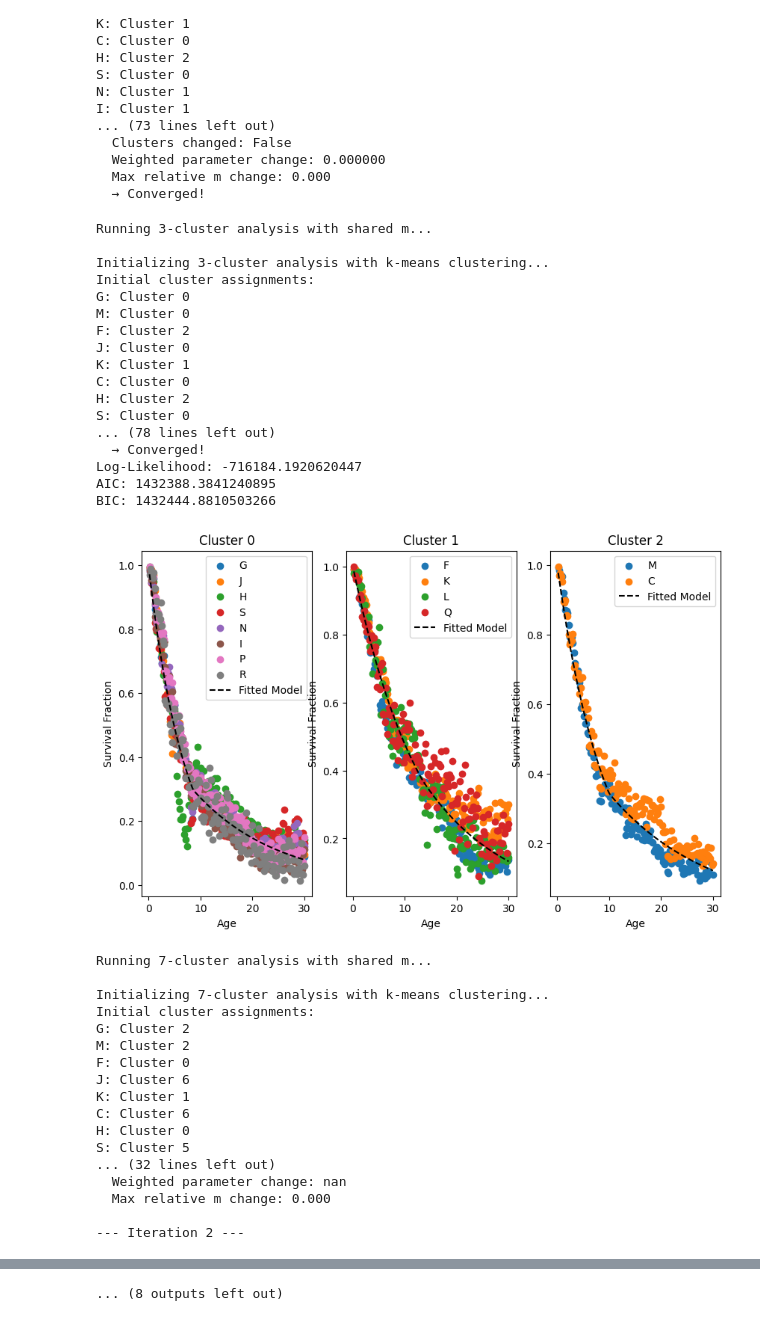
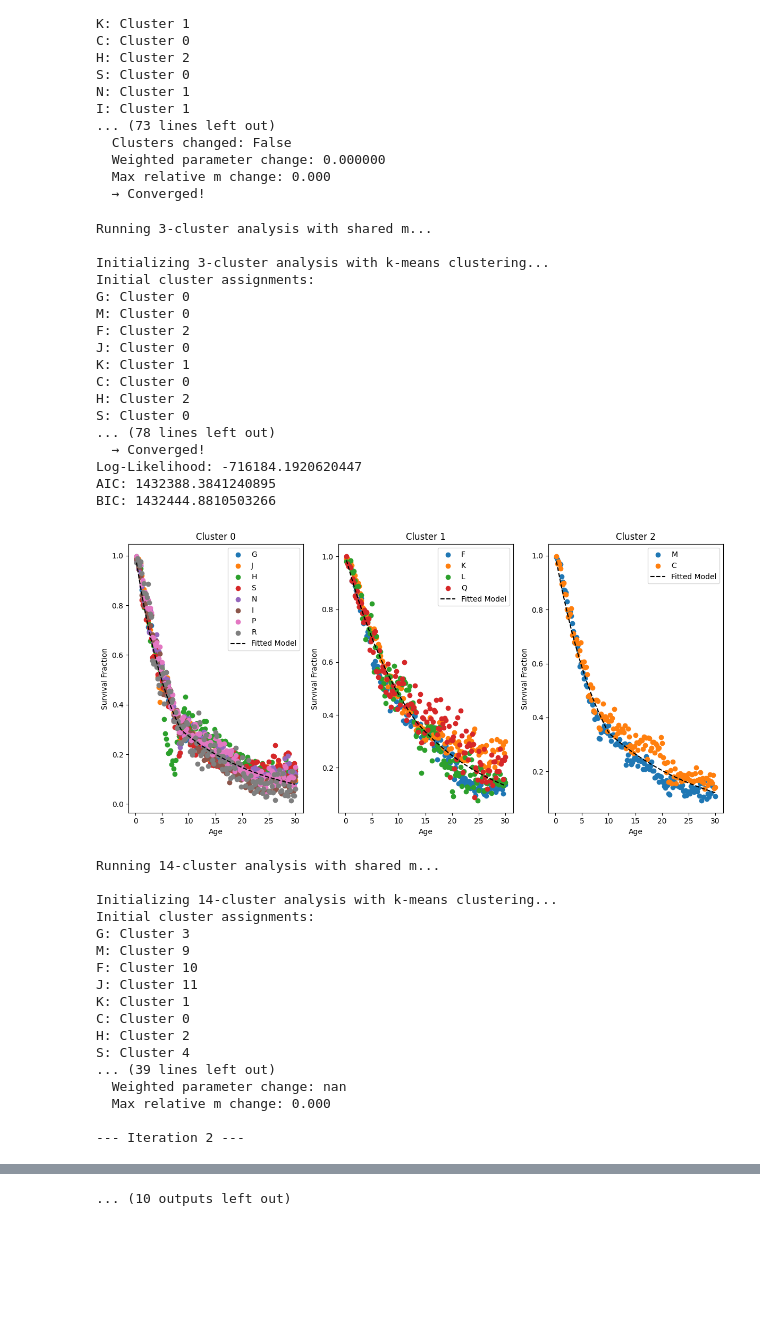
Before and after one commit to maxcyn/a-star, a Jupyter notebook: clustering_sectors.ipynb, the cells around one changed output, grey strips where cells are left out. Drawn from its saved outputs; the diff is of its cells as text; code cells hidden in the pictures; blank space fills up the shorter version.

```diff
--- a/clustering_sectors.ipynb
+++ b/clustering_sectors.ipynb
@@ -1497,8 +1419,7 @@ def reestimate_all_clusters_jointly(cluster_assignments, sector_list, df_params,
         initial_guess,
         args=(cluster_sector_map, sector_data, ages_data),
         bounds=bounds,
-        constraints=constraints,
-        options={'maxiter': 1000}
+        constraints=constraints
     )
     params = result.x
     clusters_params = {}
@@ -1513,7 +1434,9 @@ def reestimate_all_clusters_jointly(cluster_assignments, sector_list, df_params,
     return clusters_params, shared_m, result
 
 # Constant m clustering function
-def iterative_likelihood_clustering_shared_m(survival_data, df_params, df_analysis, ages_data, n_clusters=2, max_iterations=20, tolerance=1, m_tolerance=0.5):
+def iterative_likelihood_clustering_shared_m(
+    survival_data, df_params, df_analysis, ages_data,
+    n_clusters=2, max_iterations=20, tolerance=1, m_tolerance=0.5):
     """
     Iterative clustering using direct likelihood comparison - generalized for k clusters
     Jointly re-estimates all cluster parameters and shared m at each iteration.
@@ -1576,13 +1499,20 @@ def iterative_likelihood_clustering_shared_m(survival_data, df_params, df_analys
             print(f"  {sector}: {ll_str} → Cluster {lls['assigned']}")
 
         # Step 3: Jointly re-estimate all cluster parameters and shared m
-        new_clusters_params, new_shared_m, _ = reestimate_all_clusters_jointly(
-            new_clusters, sector_names, df_params, df_analysis, ages_data, n_clusters
-        )
+        try:
+            new_clusters_params, new_shared_m, _ = reestimate_all_clusters_jointly(
+                new_clusters, sector_names, df_params, df_analysis, ages_data, n_clusters
+            )
+        except Exception as e:
+            print(f"  Warning: Joint optimization failed: {e}")
+            # Fallback: Use previous parameters
+            new_clusters_params = clusters_params.copy()
+            new_shared_m = shared_m
 
         print("Updated cluster parameters:")
-        for cluster_id, params in new_clusters_params.items():
+        for cluster_id in range(n_clusters):
             n_sectors_in_cluster = np.sum(new_clusters == cluster_id)
+            params = new_clusters_params.get(cluster_id, clusters_params.get(cluster_id))
             print(f"  Cluster {cluster_id} ({n_sectors_in_cluster} sectors): {params}")
 
         # Check convergence with weighted parameter changes
@@ -1591,8 +1521,10 @@ def iterative_likelihood_clustering_shared_m(survival_data, df_params, df_analys
         param_change = 0
         param_weights = [1.0, 1.0, 1.0, 0.02]  # Less weight on m parameter (index 3)
         for cluster_id in range(n_clusters):
-            old_params = clusters_params[cluster_id]
-            new_params = new_clusters_params[cluster_id]
+            old_params = clusters_params.get(cluster_id)
+            new_params = new_clusters_params.get(cluster_id, old_params)
+            if old_params is None or new_params is None:
+                continue
             weighted_diff = np.sum([
                 (new_params['mu_ub'] - old_params['mu_ub'])**2 * param_weights[0],
                 (new_params['mu_lb'] - old_params['mu_lb'])**2 * param_weights[1],
@@ -1621,7 +1553,7 @@ def iterative_likelihood_clustering_shared_m(survival_data, df_params, df_analys
         total_ll = 0
         for i, sector in enumerate(sector_names):
             assigned_cluster = new_clusters[i]
-            params = new_clusters_params[assigned_cluster]
+            params = new_clusters_params.get(assigned_cluster, clusters_params.get(assigned_cluster))
             total_ll += compute_sector_likelihood(
                 sector,
                 [params['mu_ub'], params['mu_lb'], params['K'], new_shared_m]
@@ -1668,7 +1600,7 @@ I: Cluster 1
 ll_list = []
 bic_list = []
 
-for n in [3, 7, 8, 9, 10, 12, 14]:
+for n in [3, 14]:
     print(f"\nRunning {n}-cluster analysis with shared m...")
     current_clusters, clusters_params, shared_m, history = iterative_likelihood_clustering_shared_m(
     survival_data, df_params, df_analysis, ages_data, n_clusters=n)
@@ -1680,7 +1612,8 @@ for n in [3, 7, 8, 9, 10, 12, 14]:
         cluster_sector_map[cluster_id].append(sector_list[i])
 
     # Plot cluster data
-    fig, ax = plt.subplots(1, n, figsize=(10, 6))
+    fig, ax = plt.subplots(1, n, figsize=(4 * n, 6), squeeze=False)
+    ax = ax.flatten()
     for k in range(n):
         sectors = cluster_sector_map[k]
         ax[k].set_title(f'Cluster {k}')
@@ -1699,6 +1632,7 @@ for n in [3, 7, 8, 9, 10, 12, 14]:
         model_sf = model_survival_curve_hill(ages_data, params['mu_ub'], params['mu_lb'], params['K'], shared_m)
         ax[k].plot(ages_data, model_sf, 'k--', label='Fitted Model')
         ax[k].legend()
+    plt.tight_layout()
     plt.show()
 
     # Compute log-likelihood and BIC for comparison
@@ -1708,47 +1642,47 @@ for n in [3, 7, 8, 9, 10, 12, 14]:
     bic_list.append(BIC)
 
 # Plot log-likelihood and BIC vs number of clusters
 fig, axes = plt.subplots(1, 2, figsize=(18, 7))
 axes[0].plot(range(2, 15), ll_list, 'bo-', label='Log-Likelihood')
 axes[0].set_xlabel('Number of Clusters')
 axes[0].set_ylabel('Log-Likelihood')
 axes[1].plot(range(2, 15), bic_list, 'ro-', label='BIC')
 axes[1].set_xlabel('Number of Clusters')
 axes[1].set_ylabel('BIC')
 plt.suptitle('Model Comparison with Shared m Parameter')
 plt.show()
 # %% [output]
 Running 3-cluster analysis with shared m...
 
 Initializing 3-cluster analysis with k-means clustering...
 Initial cluster assignments:
 G: Cluster 0
 M: Cluster 0
 F: Cluster 2
 J: Cluster 0
 K: Cluster 1
 C: Cluster 0
 H: Cluster 2
 S: Cluster 0
 ... (78 lines left out)
   → Converged!
 Log-Likelihood: -716184.1920620447
 AIC: 1432388.3841240895
 BIC: 1432444.8810503266
-[figure, old version]
+[figure, new version]
-Running 7-cluster analysis with shared m...
+Running 14-cluster analysis with shared m...
 
-Initializing 7-cluster analysis with k-means clustering...
+Initializing 14-cluster analysis with k-means clustering...
 Initial cluster assignments:
-G: Cluster 2
-M: Cluster 2
-F: Cluster 0
-J: Cluster 6
+G: Cluster 3
+M: Cluster 9
+F: Cluster 10
+J: Cluster 11
 K: Cluster 1
-C: Cluster 6
-H: Cluster 0
-S: Cluster 5
-... (32 lines left out)
+C: Cluster 0
+H: Cluster 2
+S: Cluster 4
+... (39 lines left out)
   Weighted parameter change: nan
   Max relative m change: 0.000
 
@@ -1906,4 +1840,4 @@ Likelihood-based assignments:
   result, _ = quad(lambda s: hill_hazard(s, mu_ub, mu_lb, K, m), 0, a)
   underestimated.
   result, _ = quad(lambda s: hill_hazard(s, mu_ub, mu_lb, K, m), 0, a)
-... (8 outputs left out)
+... (10 outputs left out)
```
Also changed, not shown: parts of 2 cells of this notebook, 2 other files.
